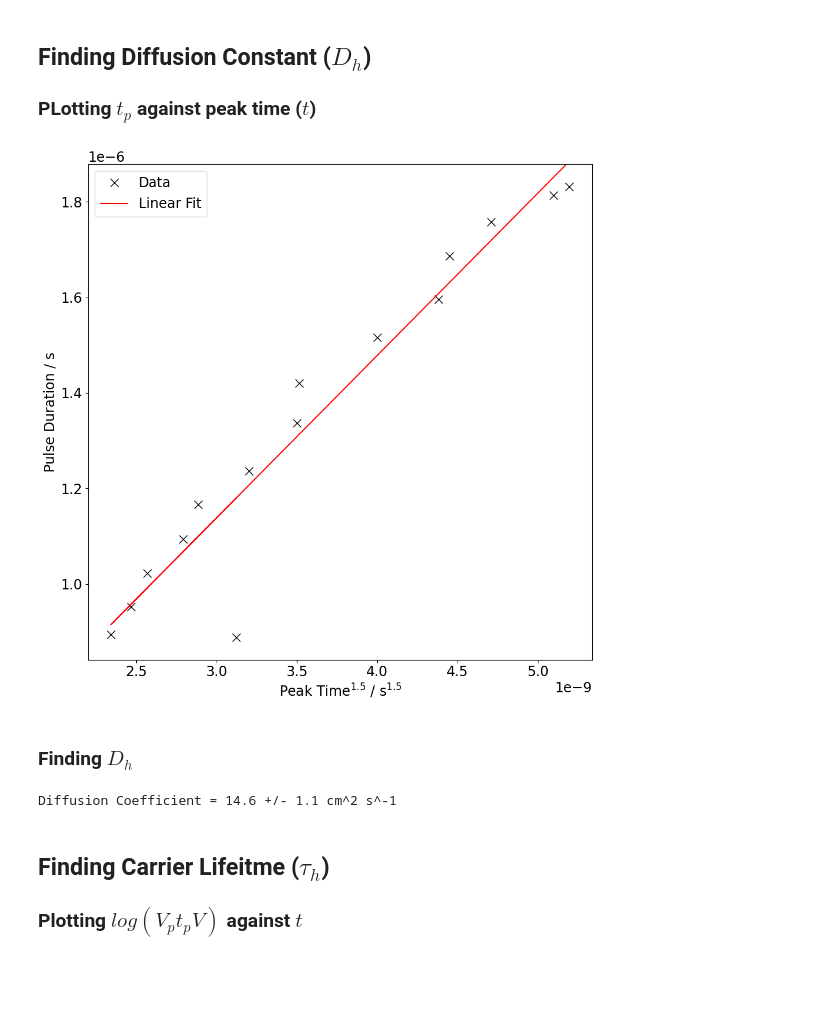
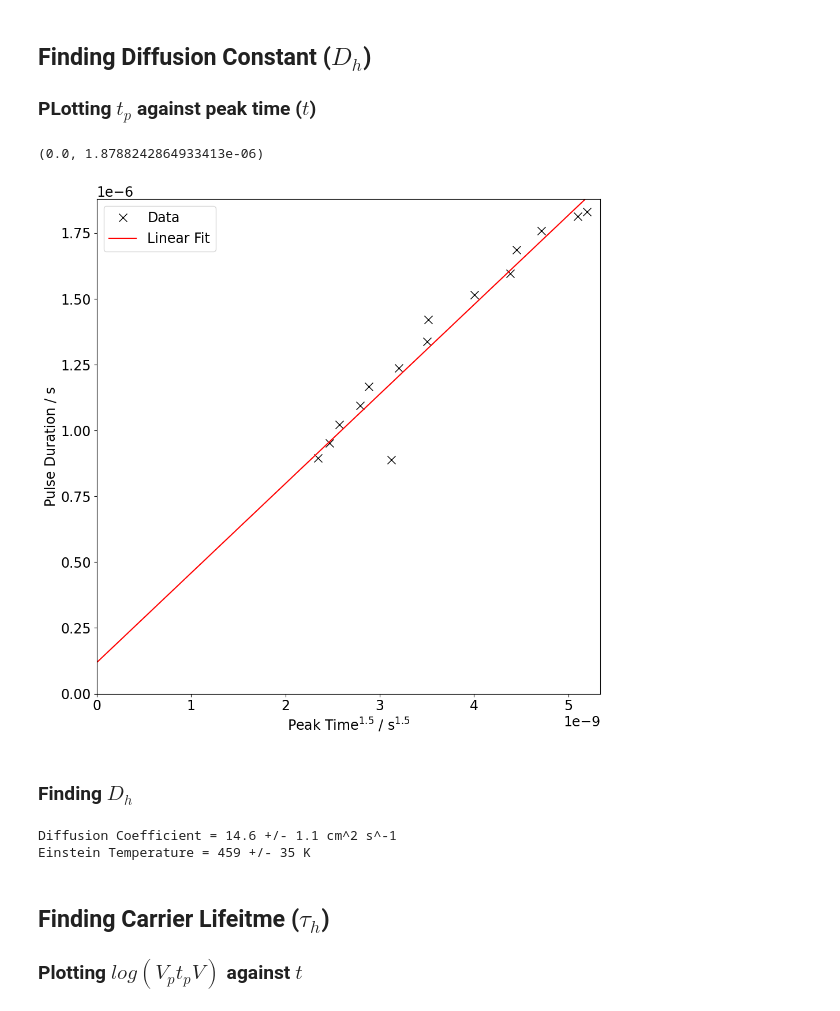
Before and after one commit to tresul03/The-Haynes-Shockley-Experiment-, a Jupyter notebook: src/analysis.ipynb, the cells around one changed output. Cells and saved outputs as stored; diff of their text form; code cells hidden in the pictures; blank space fills up the shorter version.

```diff
--- a/src/analysis.ipynb
+++ b/src/analysis.ipynb
@@ -150,22 +150,32 @@ plot_data(fig, ax1, dict(zip(drift_velocity_vs_field_voltage.keys(), linear(np.a
 # %%
 pulse_duration_vs_peak_time = dict(zip(results["peak_time"]**1.5, results["pulse_duration"]))
 popt, pcov = curve_fit(linear, list(pulse_duration_vs_peak_time.keys()), list(pulse_duration_vs_peak_time.values()), maxfev=50000)
 
 fig = plt.figure(figsize=(10, 10))
 ax1 = fig.add_subplot(1, 1, 1)
 
 plot_data(fig, ax1, pulse_duration_vs_peak_time, "Data", None, None)
-plot_data(fig, ax1, dict(zip(np.array(list(pulse_duration_vs_peak_time.keys())), linear(np.array(list(pulse_duration_vs_peak_time.keys())), *popt))), "Linear Fit", "Peak Time$^{1.5}$ / s$^{1.5}$", "Pulse Duration / s", color="red", linestyle="-", marker=None, markersize=None)
+plot_data(fig, ax1, dict(zip( np.linspace(0, max(pulse_duration_vs_peak_time.keys()), 1000), linear(np.linspace(0, max(pulse_duration_vs_peak_time.keys()), 1000), *popt))), "Linear Fit", "Peak Time$^{1.5}$ / s$^{1.5}$", "Pulse Duration / s", color="red", linestyle="-", marker=None, markersize=None)
+
+ax1.set_xlim(xmin=0)
+ax1.set_ylim(ymin=0)
 # %% [output]
+(0.0, 1.8788242864933413e-06)
-[figure, old version]
+[figure, new version]
 # %% [markdown]
 ### Finding $D_{h}$
 # %%
 diffusion_coefficient = (popt[0] * d_3) ** 2 / (16*np.log(2))
 diffusion_coefficient_uncertainty = diffusion_coefficient * (pcov[0][0]**0.5) / popt[0]
 print(f"Diffusion Coefficient = {diffusion_coefficient * 1e4:.3g} +/- {diffusion_coefficient_uncertainty * 1e4:.2g} cm^2 s^-1")
+
+einstein_temperature = (diffusion_coefficient * charge) / (k_b * mobility)
+einstein_temperature_uncertainty = einstein_temperature * (diffusion_coefficient_uncertainty/diffusion_coefficient)
+
+print(f"Einstein Temperature = {einstein_temperature:.3g} +/- {einstein_temperature_uncertainty:.2g} K")
 # %% [output]
 Diffusion Coefficient = 14.6 +/- 1.1 cm^2 s^-1
+Einstein Temperature = 459 +/- 35 K
 # %% [markdown]
 ## Finding Carrier Lifeitme ($\tau_{h}$)
 
```
Also changed, not shown: parts of 2 cells of this notebook, 3 other files.
